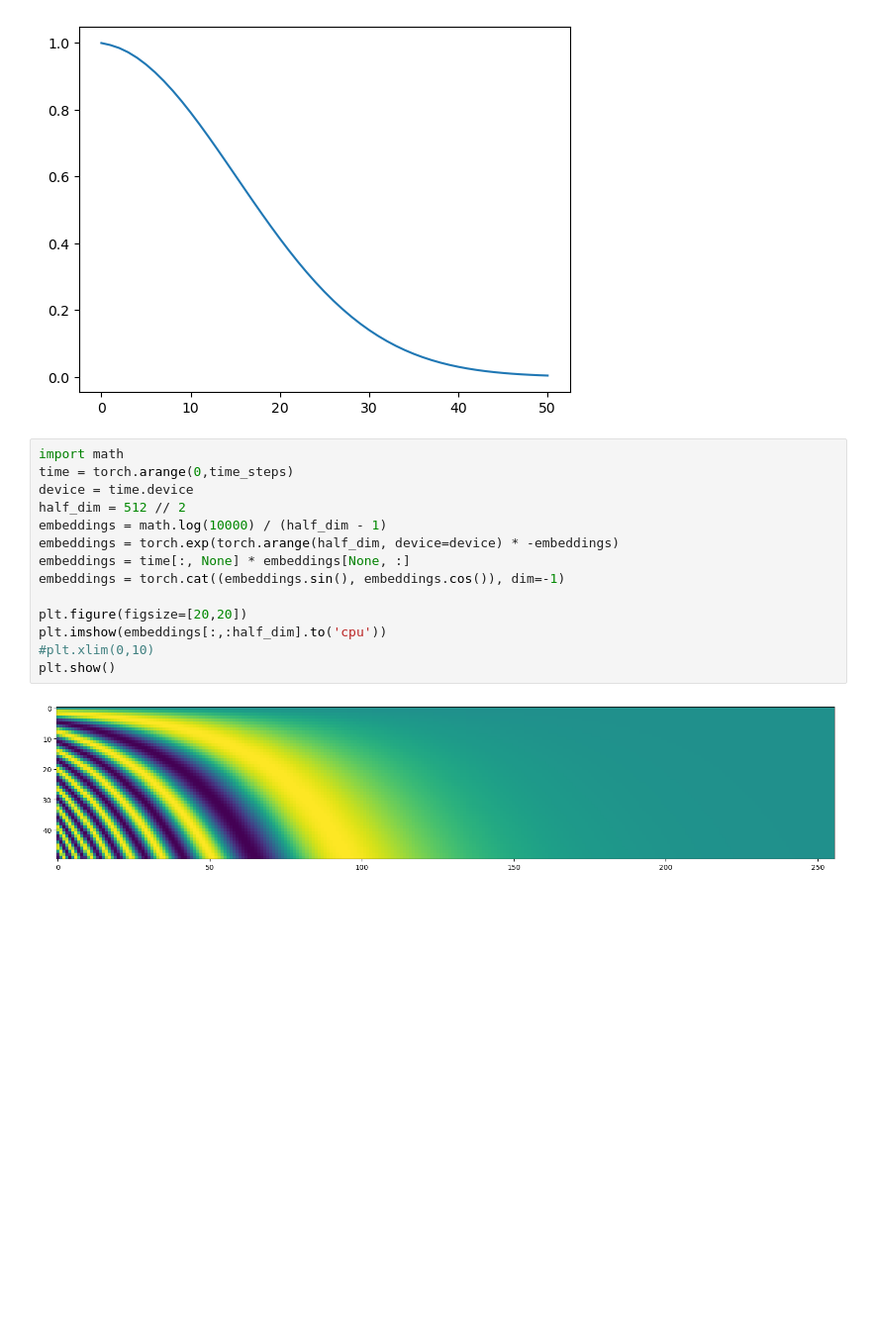
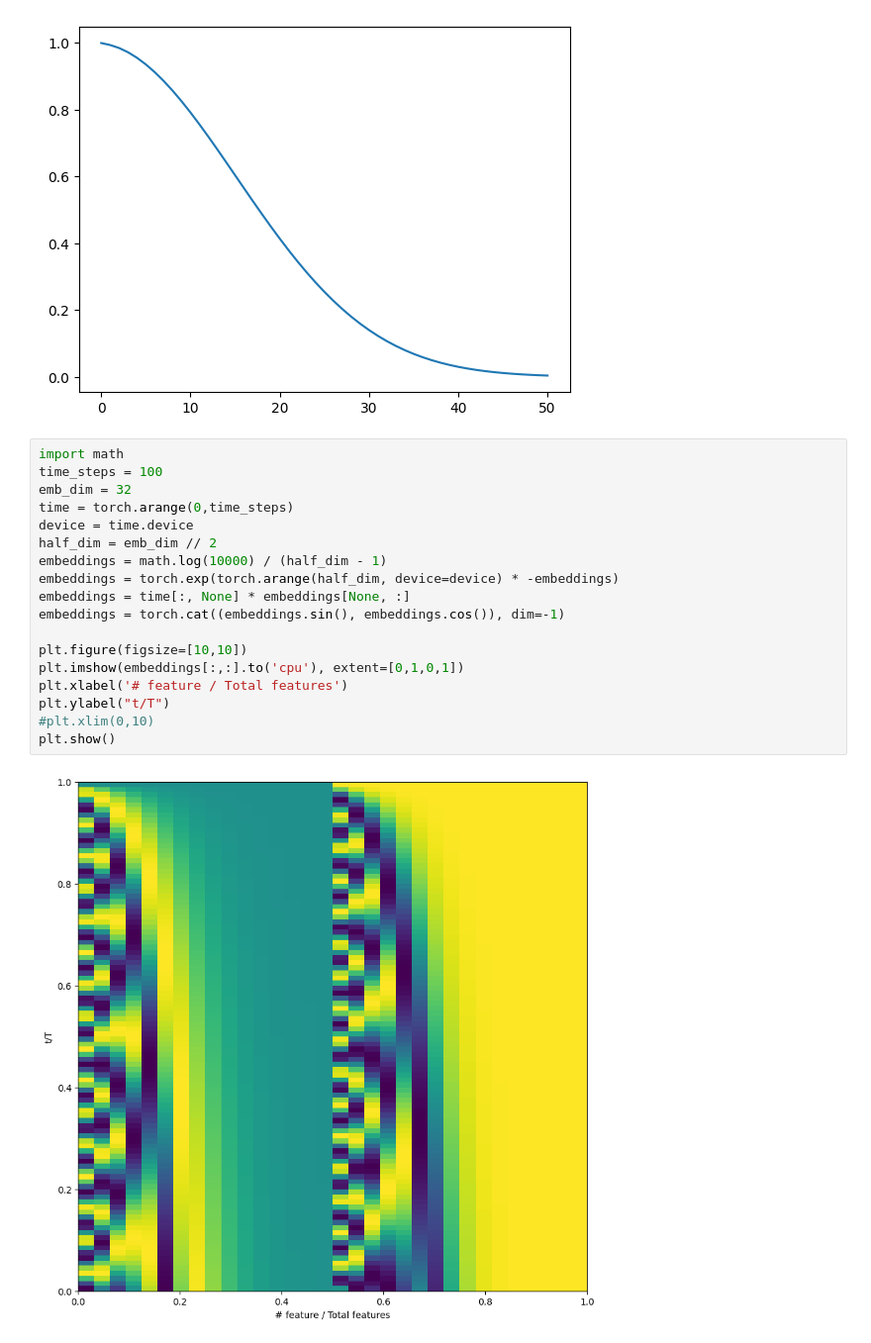
Before and after one commit to SebastianMerino/DiffusionBeamformer, a Jupyter notebook: schedule_test.ipynb, the cells around one changed output. Shown at 99% size. Cells and saved outputs as stored; diff of their text form; blank space fills up the shorter version.

Commit message:
trying new schedule and new time embedding layer

```diff
--- a/schedule_test.ipynb
+++ b/schedule_test.ipynb
@@ -32,17 +32,21 @@ plt.show()
 [figure]
 # %%
 import math
+time_steps = 100
+emb_dim = 32
 time = torch.arange(0,time_steps)
 device = time.device
-half_dim = 512 // 2
+half_dim = emb_dim // 2
 embeddings = math.log(10000) / (half_dim - 1)
 embeddings = torch.exp(torch.arange(half_dim, device=device) * -embeddings)
 embeddings = time[:, None] * embeddings[None, :]
 embeddings = torch.cat((embeddings.sin(), embeddings.cos()), dim=-1)
 
-plt.figure(figsize=[20,20])
-plt.imshow(embeddings[:,:half_dim].to('cpu'))
+plt.figure(figsize=[10,10])
+plt.imshow(embeddings[:,:].to('cpu'), extent=[0,1,0,1])
+plt.xlabel('# feature / Total features')
+plt.ylabel("t/T")
 #plt.xlim(0,10)
 plt.show()
 # %% [output]
-[figure, old version]
+[figure, new version]
```
Also changed, not shown: parts of 2 cells of this notebook, 3 other files.
